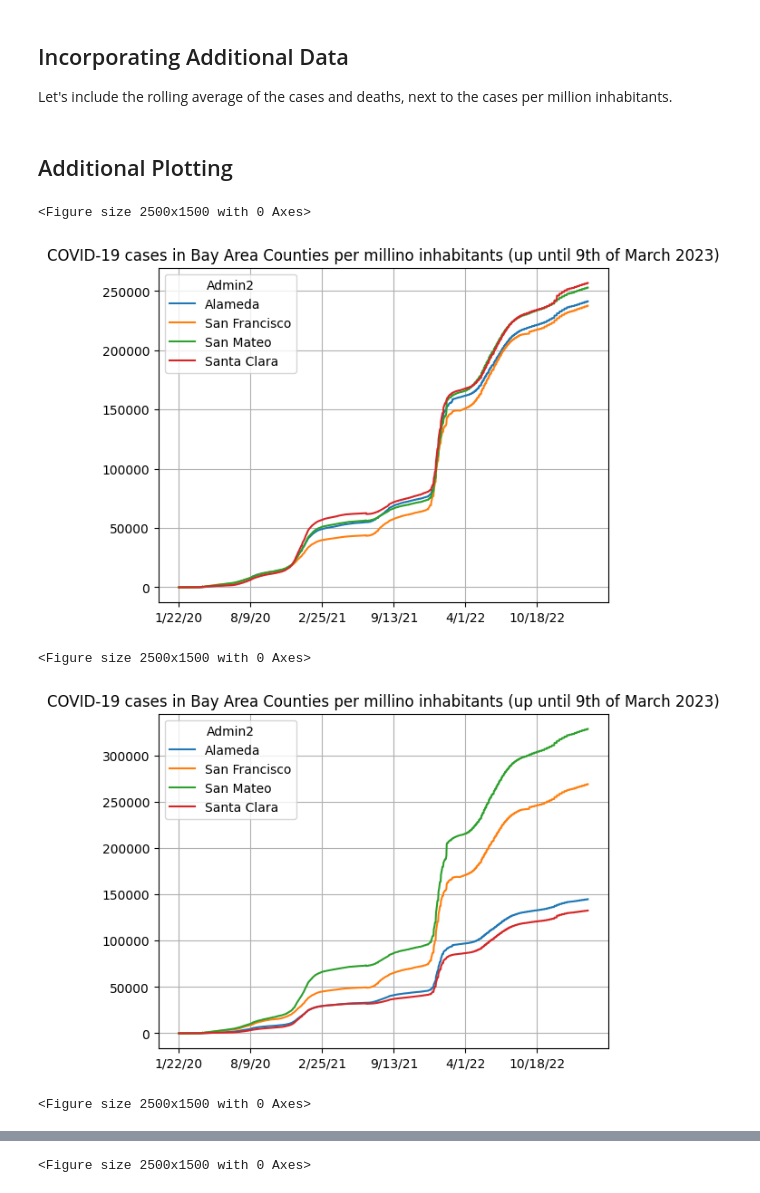
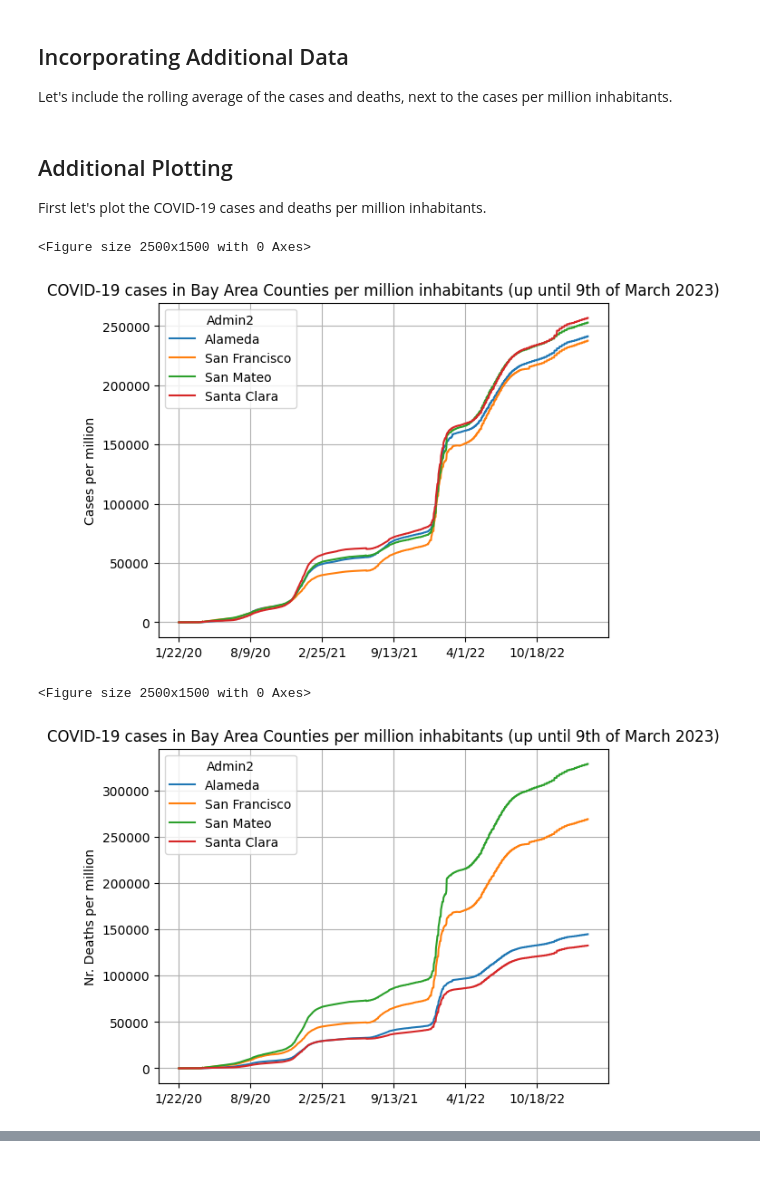
Before and after one commit to JJMFrijns/covid19-analysis, a Jupyter notebook: covid_analysis.ipynb, the cells around one changed output, grey strips where cells are left out. Cells and saved outputs as stored; diff of their text form; code cells hidden in the pictures.

```diff
--- a/covid_analysis.ipynb
+++ b/covid_analysis.ipynb
@@ -141,21 +145,23 @@ cases_per_million_diff = cases_per_million.diff().rolling(window=7).mean()
 deaths_per_million_diff = deaths_per_million.diff().rolling(window=7).mean()
 # %% [markdown]
 ## Additional Plotting
+First let's plot the COVID-19 cases and deaths per million inhabitants.
 # %%
 fig = plt.figure(figsize=(25,15))
 plot = cases_per_million[counties].plot()
 plot.set_title('COVID-19 cases in Bay Area Counties per million inhabitants (up until 9th of March 2023)')
+plt.ylabel('Cases per million')
 plt.grid()
 plt.show()
 
 fig = plt.figure(figsize=(25,15))
 plot = deaths_per_million[counties].plot()
 plot.set_title('COVID-19 cases in Bay Area Counties per million inhabitants (up until 9th of March 2023)')
+plt.ylabel('Nr. Deaths per million')
 plt.grid()
 plt.show()
 # %% [output]
 <Figure size 2500x1500 with 0 Axes>
-[figure, old version]
+[figure, new version]
 <Figure size 2500x1500 with 0 Axes>
-[figure, old version]
+[figure, new version]
-<Figure size 2500x1500 with 0 Axes>
@@ -163 +167,0 @@ plt.show()
-<Figure size 2500x1500 with 0 Axes>
```
Also changed, not shown: parts of 7 cells of this notebook.
